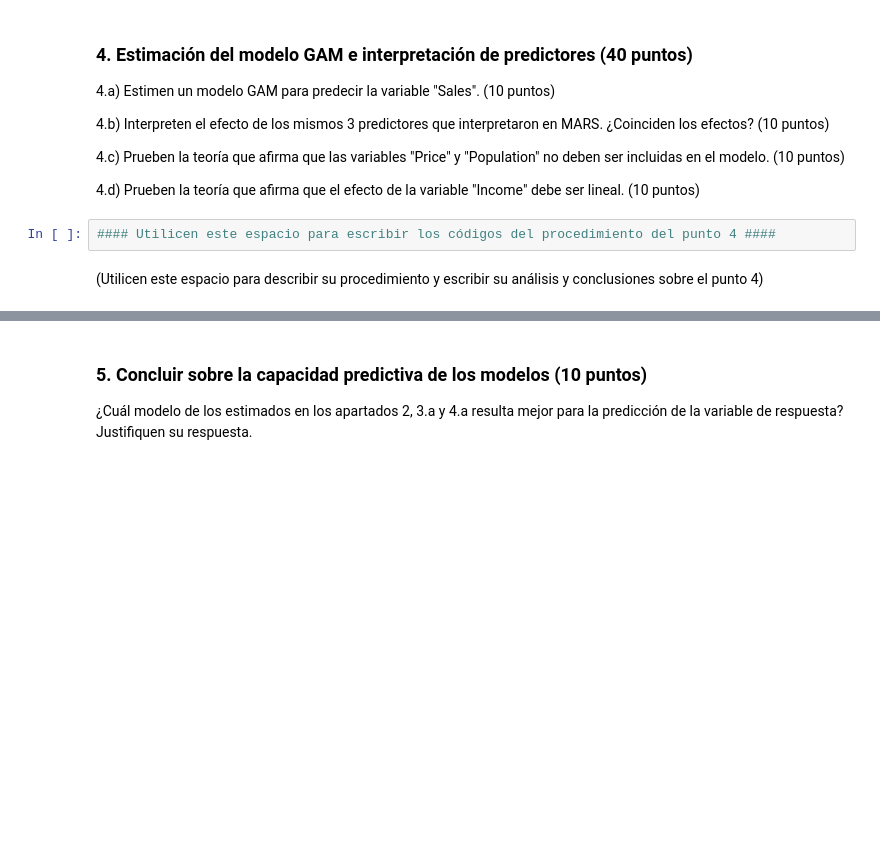
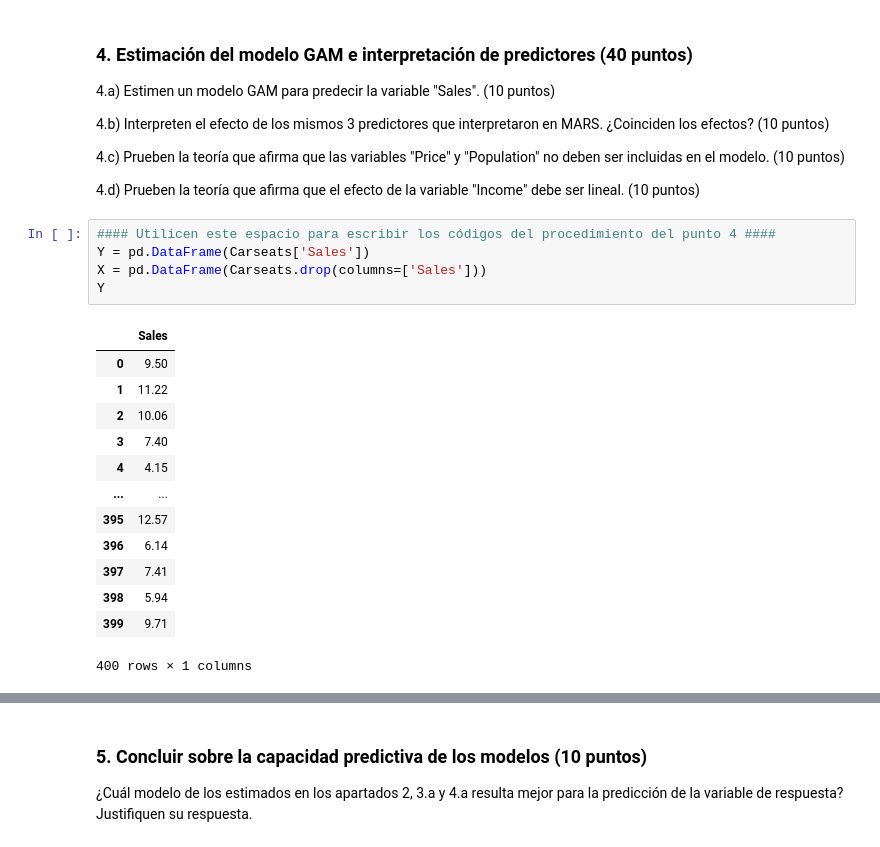
Before and after one commit to carrasquintero/Entrega_ETL, a Jupyter notebook: ML/Caso implementación de modelos no lineales aditivos en un problema de regresión.ipynb, the cells around one changed output, grey strips where cells are left out. Cells and saved outputs as stored; diff of their text form; blank space fills up the shorter version.

```diff
--- a/ML/Caso implementación de modelos no lineales aditivos en un problema de regresión.ipynb
+++ b/ML/Caso implementación de modelos no lineales aditivos en un problema de regresión.ipynb
@@ -294,5 +294,20 @@ efectos? (10 puntos)
 4.d) Prueben la teoría que afirma que el efecto de la variable "Income" debe ser lineal. (10 puntos)
 # %%
 #### Utilicen este espacio para escribir los códigos del procedimiento del punto 4 ####
+Y = pd.DataFrame(Carseats['Sales'])
+X = pd.DataFrame(Carseats.drop(columns=['Sales']))
+Y
+# %% [output]
+|  | Sales |
+| 0 | 9.50 |
+| 1 | 11.22 |
+| 2 | 10.06 |
+| 3 | 7.40 |
+| 4 | 4.15 |
+| ... | ... |
+| 395 | 12.57 |
+| 396 | 6.14 |
+| 397 | 7.41 |
+| 398 | 5.94 |
+| 399 | 9.71 |
+400 rows × 1 columns
-# %% [markdown]
-(Utilicen este espacio para describir su procedimiento y escribir su análisis y conclusiones sobre el punto 4)
```
Also changed, not shown: parts of 17 cells of this notebook.
